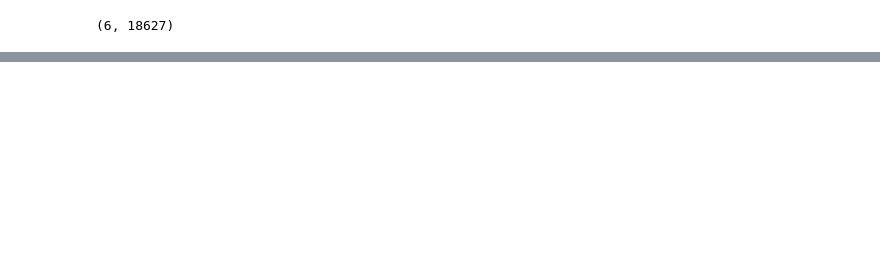
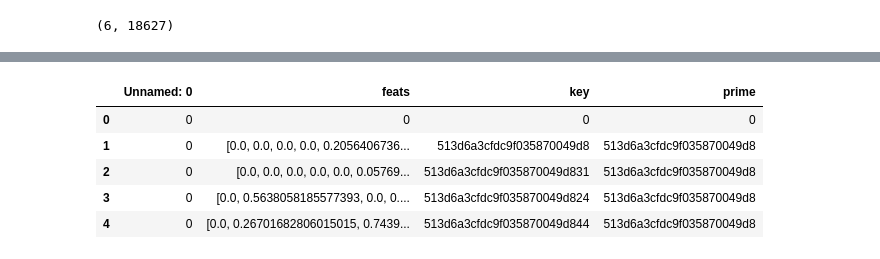
Before and after one commit to sagarjoglekar/ExplainingUrbanEmotions, a Jupyter notebook: notebooks/TamplateImageRetreival.ipynb, the cells around one changed output, grey strips where cells are left out. Drawn from its saved outputs; the diff is of its cells as text; code cells hidden in the pictures; blank space fills up the shorter version.

```diff
--- a/notebooks/TamplateImageRetreival.ipynb
+++ b/notebooks/TamplateImageRetreival.ipynb
@@ -15,6 +16,7 @@ import scipy.stats
 # %%
 templateFeatFile = "../Data/templateFeats.csv"
 DataFeats = "../Data/trainAugFeats.csv"
+AugTest = "../Data/sampledAugment.csv"
 # %%
 with open("../Data/TrainImageListBinary_augmented.txt",'r') as f:
     imagePaths = f.readlines()
@@ -51,0 +68,9 @@ Image(templates[2])
+# %%
+Feats.head()
+# %% [output]
+|  | Unnamed: 0 | feats | key | prime |
+| 0 | 0 | 0 | 0 | 0 |
+| 1 | 0 | [0.0, 0.0, 0.0, 0.0, 0.2056406736... | 513d6a3cfdc9f035870049d8 | 513d6a3cfdc9f035870049d8 |
+| 2 | 0 | [0.0, 0.0, 0.0, 0.0, 0.0, 0.05769... | 513d6a3cfdc9f035870049d831 | 513d6a3cfdc9f035870049d8 |
+| 3 | 0 | [0.0, 0.5638058185577393, 0.0, 0.... | 513d6a3cfdc9f035870049d824 | 513d6a3cfdc9f035870049d8 |
+| 4 | 0 | [0.0, 0.26701682806015015, 0.7439... | 513d6a3cfdc9f035870049d844 | 513d6a3cfdc9f035870049d8 |
```
Also changed, not shown: parts of 23 cells of this notebook, 13 other files.
